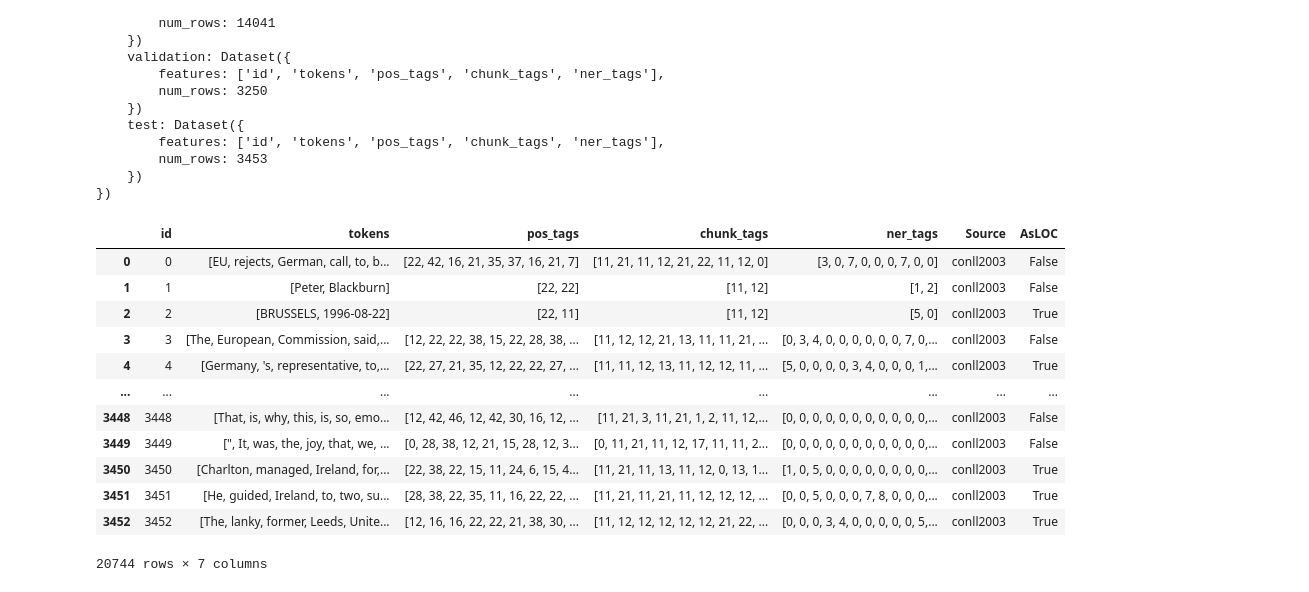
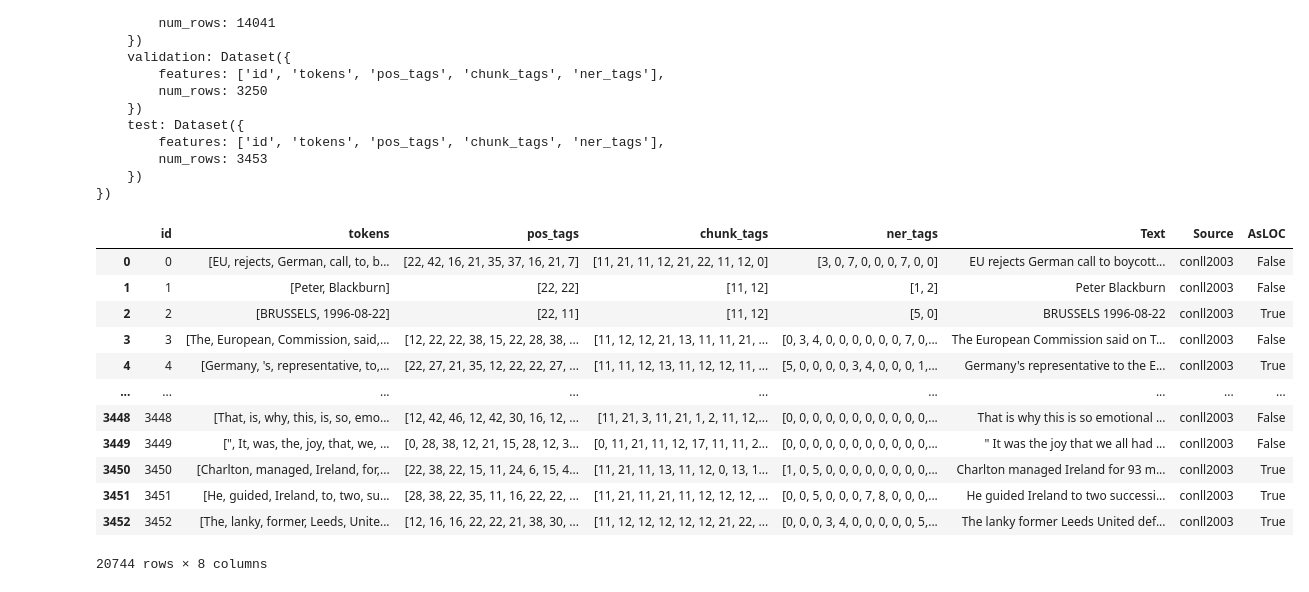
Before and after one commit to EtzionR/LM4GeoAI, a Jupyter notebook: preprocess_datasets.ipynb, the cells around one changed output. Cells and saved outputs as stored; diff of their text form; code cells hidden in the pictures.

```diff
--- a/preprocess_datasets.ipynb
+++ b/preprocess_datasets.ipynb
@@ -24,3 +24,16 @@ Successfully installed aiohappyeyeballs-2.6.1 aiohttp-3.13.2 aiosignal-1.4.0 any
 import matplotlib.pyplot as plt
 import pandas as pd
 import numpy as np
+# %%
+STOPWORDS_START = {"'s", "n't",  "'re","'m", "'ll", "'ve","'ll",
+                   '$',';', '%',
+                   '?','/?', ':',
+                   ', ',"''",
+                   '!', '!!', '!!!',
+                   '/.', '.','...','/-', '/', '..'}
+
+STOPWORDS_END = {'``'}
+
+STOPWORDS_BOTH = {'"','--','-'}
+
+len(STOPWORDS_START)+len(STOPWORDS_BOTH)+len(STOPWORDS_END)
@@ -76,27 +86,37 @@ DatasetDict({
 })
 # %%
 def dataset_to_pandas(ds):
-    return pd.concat([ds['train'].to_pandas(),
-                      ds['validation'].to_pandas(),
-                      ds['test'].to_pandas()])
+    return pd.concat([ds[key].to_pandas() for key in ds.keys()])
+
+
+def tokens_to_text(tokens):
+    text = ' '.join(tokens)
+    for sw in STOPWORDS_START:
+        text = text.replace(f' {sw}', sw)
+    for sw in STOPWORDS_END:
+        text = text.replace(f'{sw} ', sw)
+    for sw in STOPWORDS_BOTH:
+        text = text.replace(f' {sw} ', sw)
+    return text
 
 cdf = dataset_to_pandas(conll)
+cdf['Text'] = cdf.tokens.apply(tokens_to_text)
 cdf['Source'] = ['conll2003']*len(cdf)
 cdf['AsLOC'] = cdf.ner_tags.apply(lambda lst: CONLL_LOC in lst)
 cdf
 # %% [output]
-|  | id | tokens | pos_tags | chunk_tags | ner_tags | Source | AsLOC |
-| 0 | 0 | [EU, rejects, German, call, to, b... | [22, 42, 16, 21, 35, 37, 16, 21, 7] | [11, 21, 11, 12, 21, 22, 11, 12, 0] | [3, 0, 7, 0, 0, 0, 7, 0, 0] | conll2003 | False |
-| 1 | 1 | [Peter, Blackburn] | [22, 22] | [11, 12] | [1, 2] | conll2003 | False |
-| 2 | 2 | [BRUSSELS, 1996-08-22] | [22, 11] | [11, 12] | [5, 0] | conll2003 | True |
-| 3 | 3 | [The, European, Commission, said,... | [12, 22, 22, 38, 15, 22, 28, 38, ... | [11, 12, 12, 21, 13, 11, 11, 21, ... | [0, 3, 4, 0, 0, 0, 0, 0, 0, 7, 0,... | conll2003 | False |
-| 4 | 4 | [Germany, 's, representative, to,... | [22, 27, 21, 35, 12, 22, 22, 27, ... | [11, 11, 12, 13, 11, 12, 12, 11, ... | [5, 0, 0, 0, 0, 3, 4, 0, 0, 0, 1,... | conll2003 | True |
-| ... | ... | ... | ... | ... | ... | ... | ... |
-| 3448 | 3448 | [That, is, why, this, is, so, emo... | [12, 42, 46, 12, 42, 30, 16, 12, ... | [11, 21, 3, 11, 21, 1, 2, 11, 12,... | [0, 0, 0, 0, 0, 0, 0, 0, 0, 0, 0,... | conll2003 | False |
-| 3449 | 3449 | [", It, was, the, joy, that, we, ... | [0, 28, 38, 12, 21, 15, 28, 12, 3... | [0, 11, 21, 11, 12, 17, 11, 11, 2... | [0, 0, 0, 0, 0, 0, 0, 0, 0, 0, 0,... | conll2003 | False |
-| 3450 | 3450 | [Charlton, managed, Ireland, for,... | [22, 38, 22, 15, 11, 24, 6, 15, 4... | [11, 21, 11, 13, 11, 12, 0, 13, 1... | [1, 0, 5, 0, 0, 0, 0, 0, 0, 0, 0,... | conll2003 | True |
-| 3451 | 3451 | [He, guided, Ireland, to, two, su... | [28, 38, 22, 35, 11, 16, 22, 22, ... | [11, 21, 11, 21, 11, 12, 12, 12, ... | [0, 0, 5, 0, 0, 0, 7, 8, 0, 0, 0,... | conll2003 | True |
-| 3452 | 3452 | [The, lanky, former, Leeds, Unite... | [12, 16, 16, 22, 22, 21, 38, 30, ... | [11, 12, 12, 12, 12, 12, 21, 22, ... | [0, 0, 0, 3, 4, 0, 0, 0, 0, 0, 5,... | conll2003 | True |
+|  | id | tokens | pos_tags | chunk_tags | ner_tags | Text | Source | AsLOC |
+| 0 | 0 | [EU, rejects, German, call, to, b... | [22, 42, 16, 21, 35, 37, 16, 21, 7] | [11, 21, 11, 12, 21, 22, 11, 12, 0] | [3, 0, 7, 0, 0, 0, 7, 0, 0] | EU rejects German call to boycott... | conll2003 | False |
+| 1 | 1 | [Peter, Blackburn] | [22, 22] | [11, 12] | [1, 2] | Peter Blackburn | conll2003 | False |
+| 2 | 2 | [BRUSSELS, 1996-08-22] | [22, 11] | [11, 12] | [5, 0] | BRUSSELS 1996-08-22 | conll2003 | True |
+| 3 | 3 | [The, European, Commission, said,... | [12, 22, 22, 38, 15, 22, 28, 38, ... | [11, 12, 12, 21, 13, 11, 11, 21, ... | [0, 3, 4, 0, 0, 0, 0, 0, 0, 7, 0,... | The European Commission said on T... | conll2003 | False |
+| 4 | 4 | [Germany, 's, representative, to,... | [22, 27, 21, 35, 12, 22, 22, 27, ... | [11, 11, 12, 13, 11, 12, 12, 11, ... | [5, 0, 0, 0, 0, 3, 4, 0, 0, 0, 1,... | Germany's representative to the E... | conll2003 | True |
+| ... | ... | ... | ... | ... | ... | ... | ... | ... |
+| 3448 | 3448 | [That, is, why, this, is, so, emo... | [12, 42, 46, 12, 42, 30, 16, 12, ... | [11, 21, 3, 11, 21, 1, 2, 11, 12,... | [0, 0, 0, 0, 0, 0, 0, 0, 0, 0, 0,... | That is why this is so emotional ... | conll2003 | False |
+| 3449 | 3449 | [", It, was, the, joy, that, we, ... | [0, 28, 38, 12, 21, 15, 28, 12, 3... | [0, 11, 21, 11, 12, 17, 11, 11, 2... | [0, 0, 0, 0, 0, 0, 0, 0, 0, 0, 0,... | " It was the joy that we all had ... | conll2003 | False |
+| 3450 | 3450 | [Charlton, managed, Ireland, for,... | [22, 38, 22, 15, 11, 24, 6, 15, 4... | [11, 21, 11, 13, 11, 12, 0, 13, 1... | [1, 0, 5, 0, 0, 0, 0, 0, 0, 0, 0,... | Charlton managed Ireland for 93 m... | conll2003 | True |
+| 3451 | 3451 | [He, guided, Ireland, to, two, su... | [28, 38, 22, 35, 11, 16, 22, 22, ... | [11, 21, 11, 21, 11, 12, 12, 12, ... | [0, 0, 5, 0, 0, 0, 7, 8, 0, 0, 0,... | He guided Ireland to two successi... | conll2003 | True |
+| 3452 | 3452 | [The, lanky, former, Leeds, Unite... | [12, 16, 16, 22, 22, 21, 38, 30, ... | [11, 12, 12, 12, 12, 12, 21, 22, ... | [0, 0, 0, 3, 4, 0, 0, 0, 0, 0, 5,... | The lanky former Leeds United def... | conll2003 | True |
-20744 rows × 7 columns
+20744 rows × 8 columns
 # %%
 odf = dataset_to_pandas(ontonotes)
```
Also changed, not shown: parts of 8 cells of this notebook.
